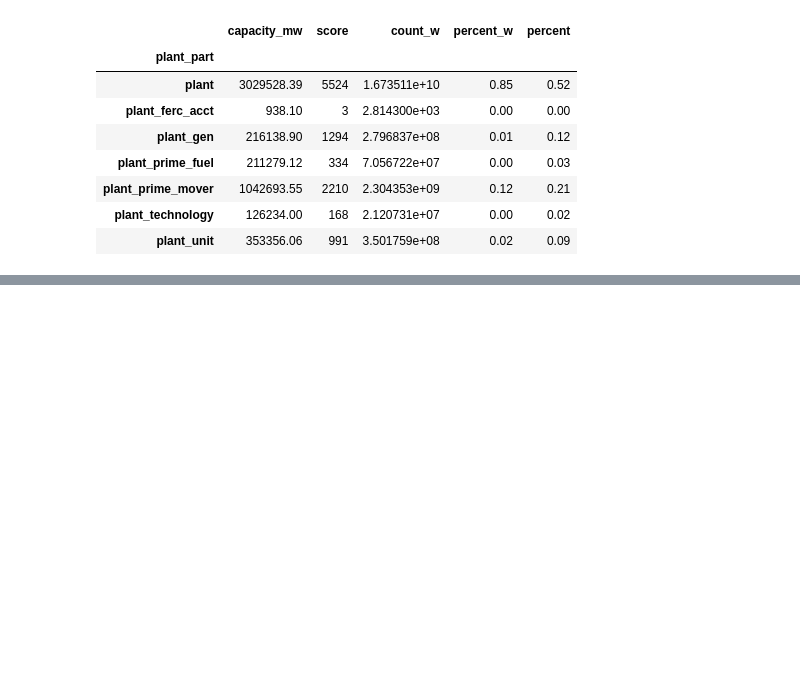
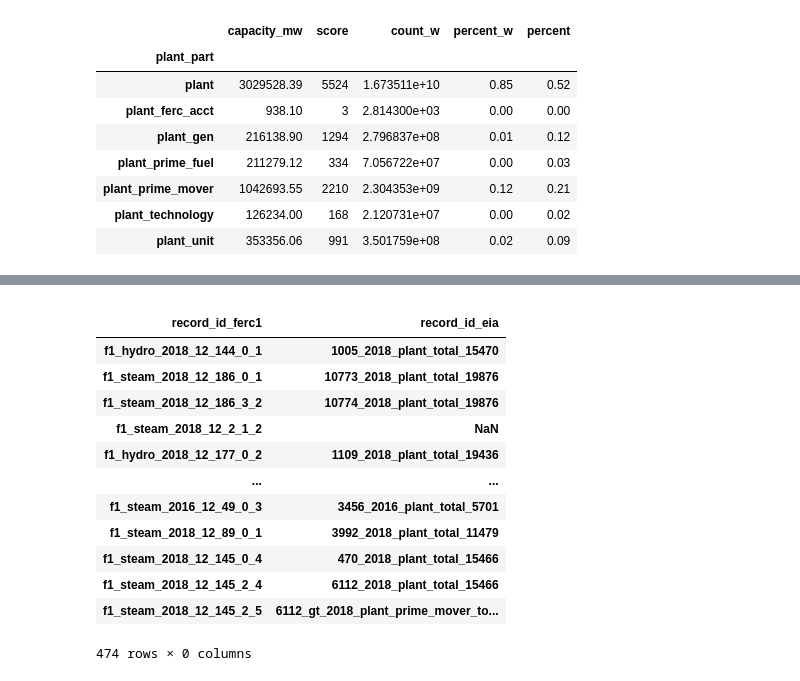
Before and after one commit to catalyst-cooperative/rmi-ferc1-eia, a Jupyter notebook: notebooks/connect_ferc1_to_eia.ipynb, the cells around one changed output, grey strips where cells are left out. Drawn from its saved outputs; the diff is of its cells as text; code cells hidden in the pictures; blank space fills up the shorter version.

```diff
--- a/notebooks/connect_ferc1_to_eia.ipynb
+++ b/notebooks/connect_ferc1_to_eia.ipynb
@@ -263,0 +387,17 @@ wins.round(2)
+# %%
+inputs.train_df
+# %% [output]
+|  |  |
+| record_id_ferc1 | record_id_eia |
+| f1_hydro_2018_12_144_0_1 | 1005_2018_plant_total_15470 |
+| f1_steam_2018_12_186_0_1 | 10773_2018_plant_total_19876 |
+| f1_steam_2018_12_186_3_2 | 10774_2018_plant_total_19876 |
+| f1_steam_2018_12_2_1_2 | NaN |
+| f1_hydro_2018_12_177_0_2 | 1109_2018_plant_total_19436 |
+| ... | ... |
+| f1_steam_2016_12_49_0_3 | 3456_2016_plant_total_5701 |
+| f1_steam_2018_12_89_0_1 | 3992_2018_plant_total_11479 |
+| f1_steam_2018_12_145_0_4 | 470_2018_plant_total_15466 |
+| f1_steam_2018_12_145_2_4 | 6112_2018_plant_total_15466 |
+| f1_steam_2018_12_145_2_5 | 6112_gt_2018_plant_prime_mover_to... |
+474 rows × 0 columns
```
Also changed, not shown: parts of 20 cells of this notebook, 3 other files.
